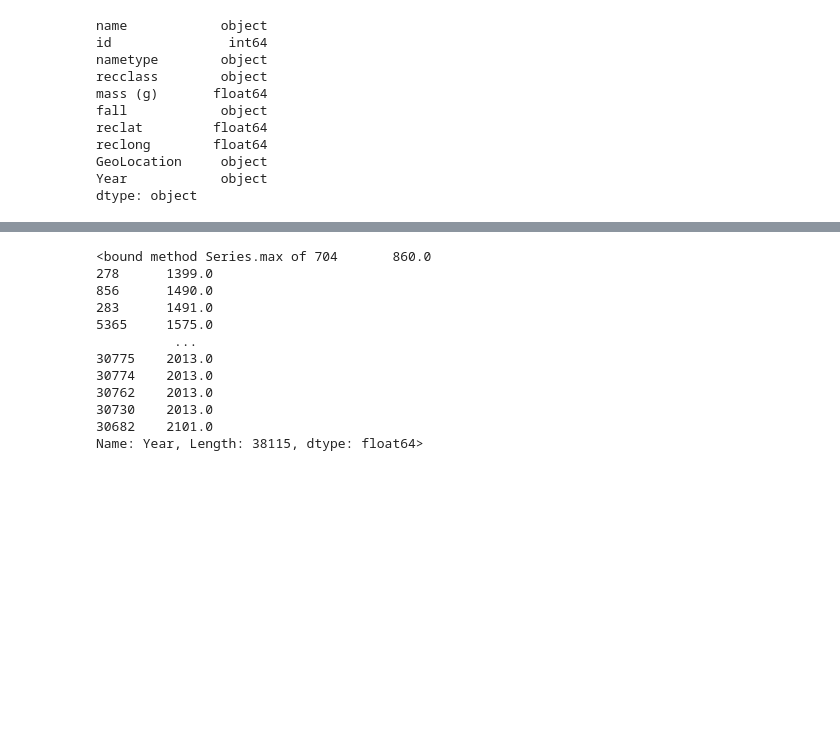
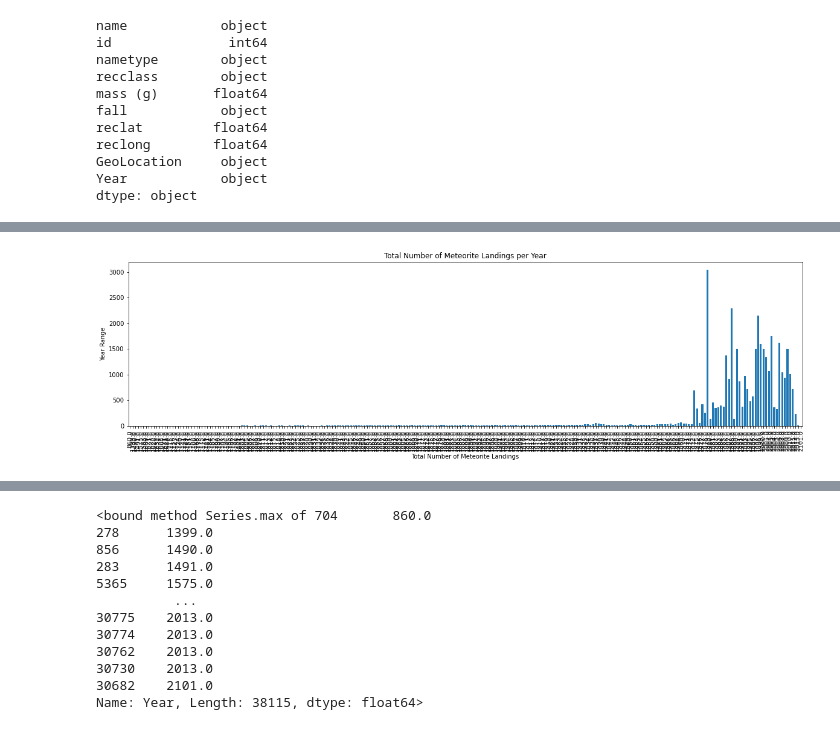
Before and after one commit to jessyoder/Project-1-Meteorites, a Jupyter notebook: Nasa_Meteorite_Data_Graphs.ipynb, the cells around one changed output, grey strips where cells are left out. Drawn from its saved outputs; the diff is of its cells as text; code cells hidden in the pictures; blank space fills up the shorter version.

```diff
--- a/Nasa_Meteorite_Data_Graphs.ipynb
+++ b/Nasa_Meteorite_Data_Graphs.ipynb
@@ -126,3 +117,7 @@ clean_meteorite_landings_df = sort_meteorite_landings_df.dropna(how="any")
 #clean_meteorite_landings_df["mass (kg)"] = round(clean_meteorite_landings_df["mass (g)"] / 1000, 3)
 #clean_meteorite_landings_df["log10(mass kg)"] = round(np.log10(clean_meteorite_landings_df["mass (kg)"]), 3)
 #clean_meteorite_landings_df.head()
+# %%
+# Groupby year and Calculate Total Number for Each Year
+year_count_clean_meteorite_landings_df = clean_meteorite_landings_df.groupby("Year")["name"].count()
+year_count_clean_meteorite_landings_df
@@ -128,0 +138,12 @@ clean_meteorite_landings_df = sort_meteorite_landings_df.dropna(how="any")
+# %%
+# Bar graph
+plt.figure(figsize=(20,5))
+year_count_clean_meteorite_landings_df.plot(kind='bar', width=0.7)
+plt.title("Total Number of Meteorite Landings per Year")
+plt.xlabel("Total Number of Meteorite Landings")
+plt.ylabel("Year Range")
+
+#plt.savefig("07 Total Number of Meteorite Landings in Years")
+plt.show()
+# %% [output]
+[figure, added]
```
Also changed, not shown: parts of 13 cells of this notebook, 12 other files.
